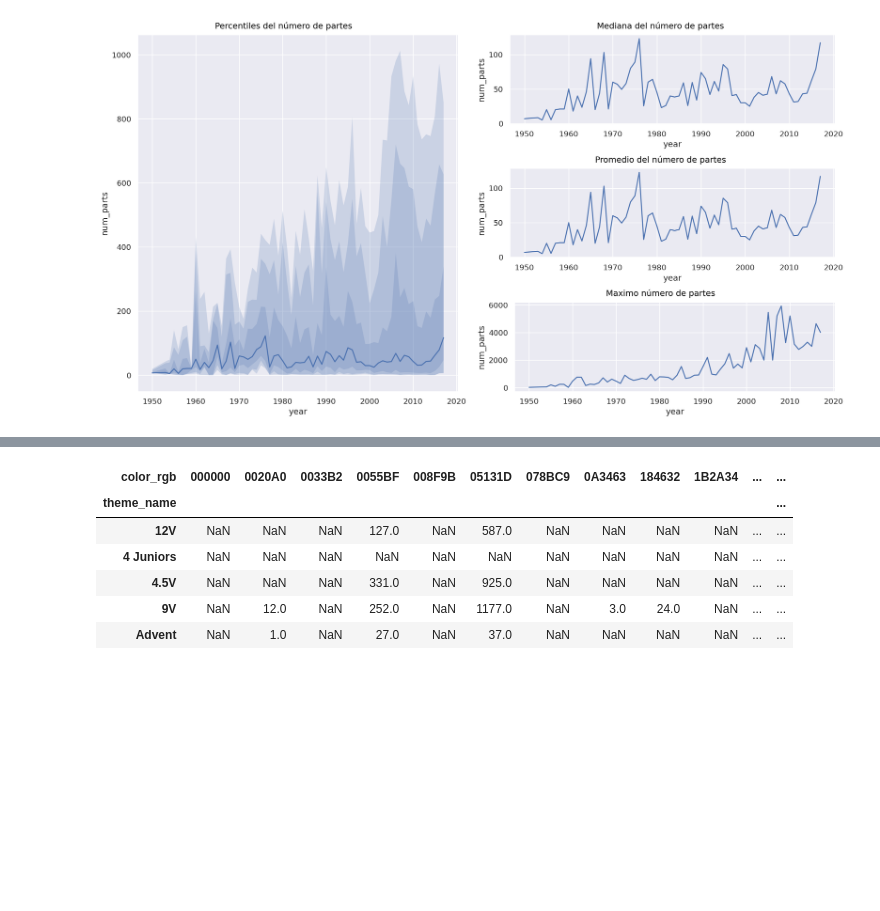
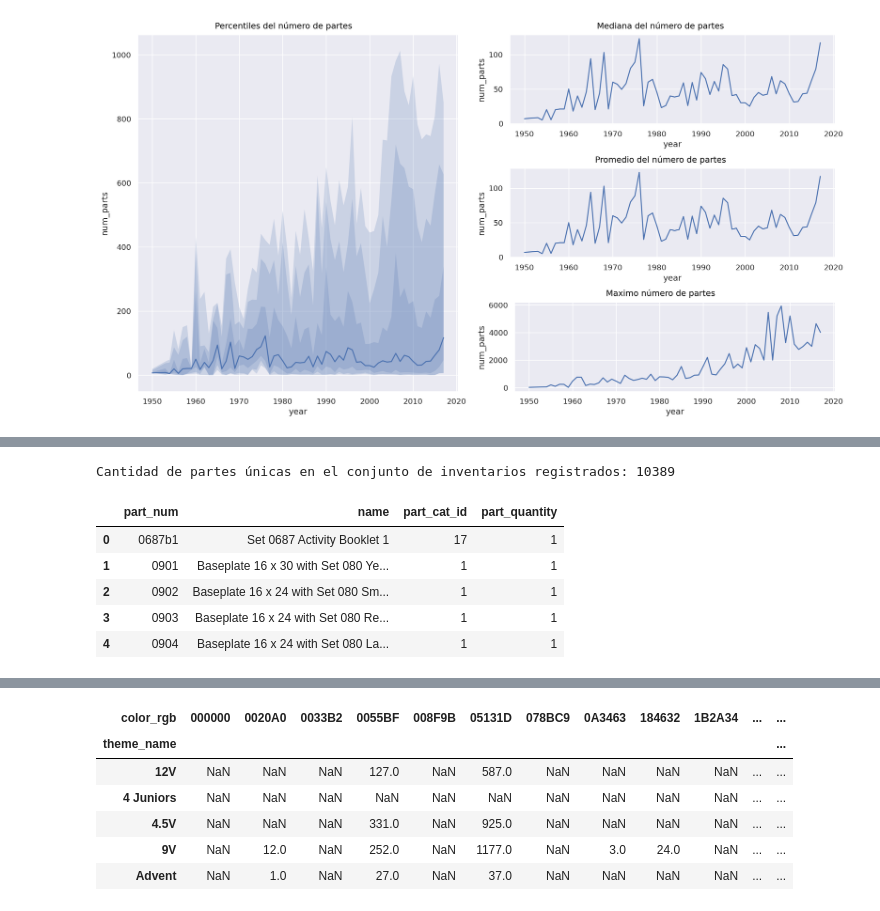
Before and after one commit to gonzafernan/ceia-andd, a Jupyter notebook: lego.ipynb, the cells around one changed output, grey strips where cells are left out. Cells and saved outputs as stored; diff of their text form; code cells hidden in the pictures; blank space fills up the shorter version.

```diff
--- a/lego.ipynb
+++ b/lego.ipynb
@@ -216,0 +258,11 @@ p.on(ssfig2[2]).add(so.Line(), so.Agg("max")).plot()
+# %%
+print("Cantidad de partes únicas en el conjunto de inventarios registrados:", len(parts_df[parts_df["part_quantity"] == 1]))
+parts_df.head()
+# %% [output]
+Cantidad de partes únicas en el conjunto de inventarios registrados: 10389
+|  | part_num | name | part_cat_id | part_quantity |
+| 0 | 0687b1 | Set 0687 Activity Booklet 1 | 17 | 1 |
+| 1 | 0901 | Baseplate 16 x 30 with Set 080 Ye... | 1 | 1 |
+| 2 | 0902 | Baseplate 16 x 24 with Set 080 Sm... | 1 | 1 |
+| 3 | 0903 | Baseplate 16 x 24 with Set 080 Re... | 1 | 1 |
+| 4 | 0904 | Baseplate 16 x 24 with Set 080 La... | 1 | 1 |
```
Also changed, not shown: parts of 22 cells of this notebook, 1 other file.
